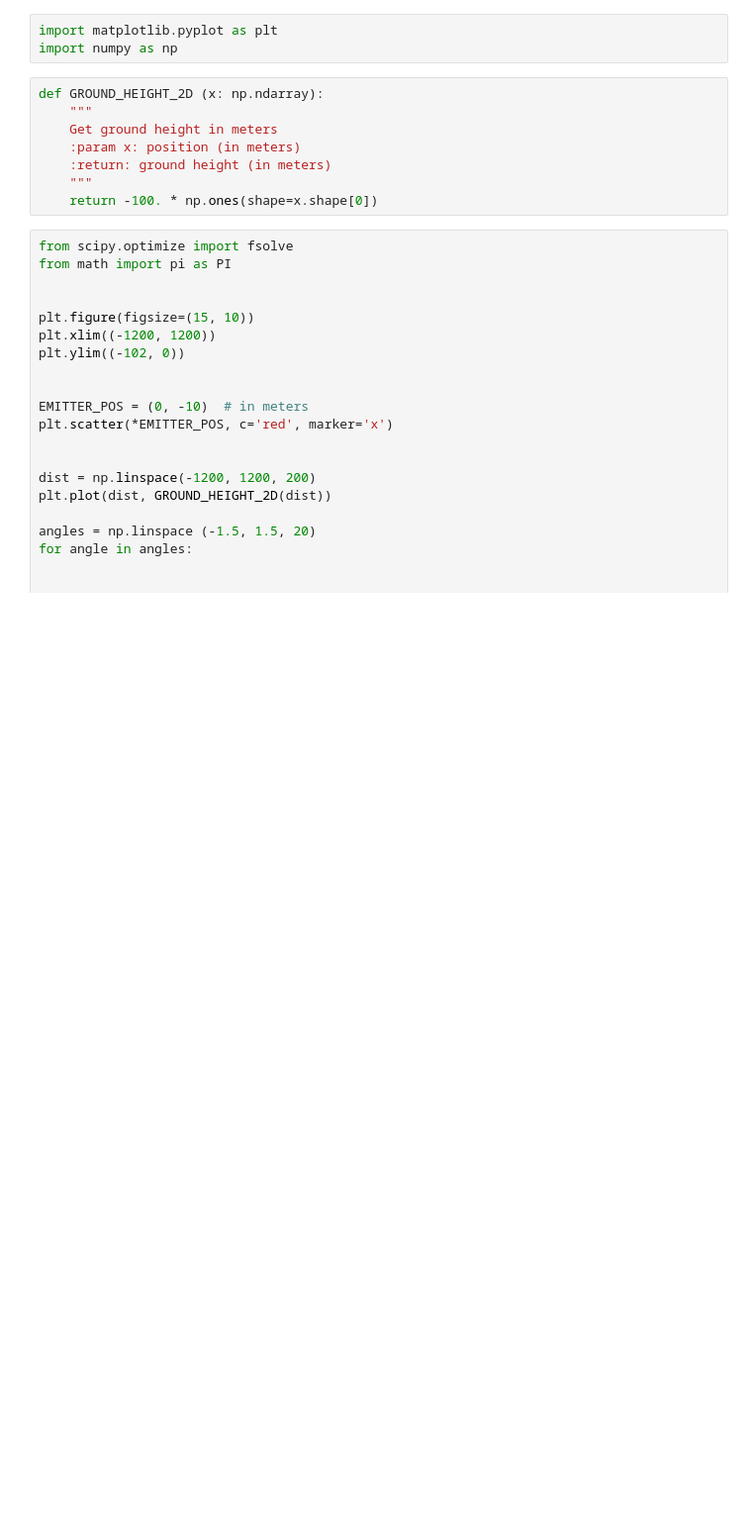
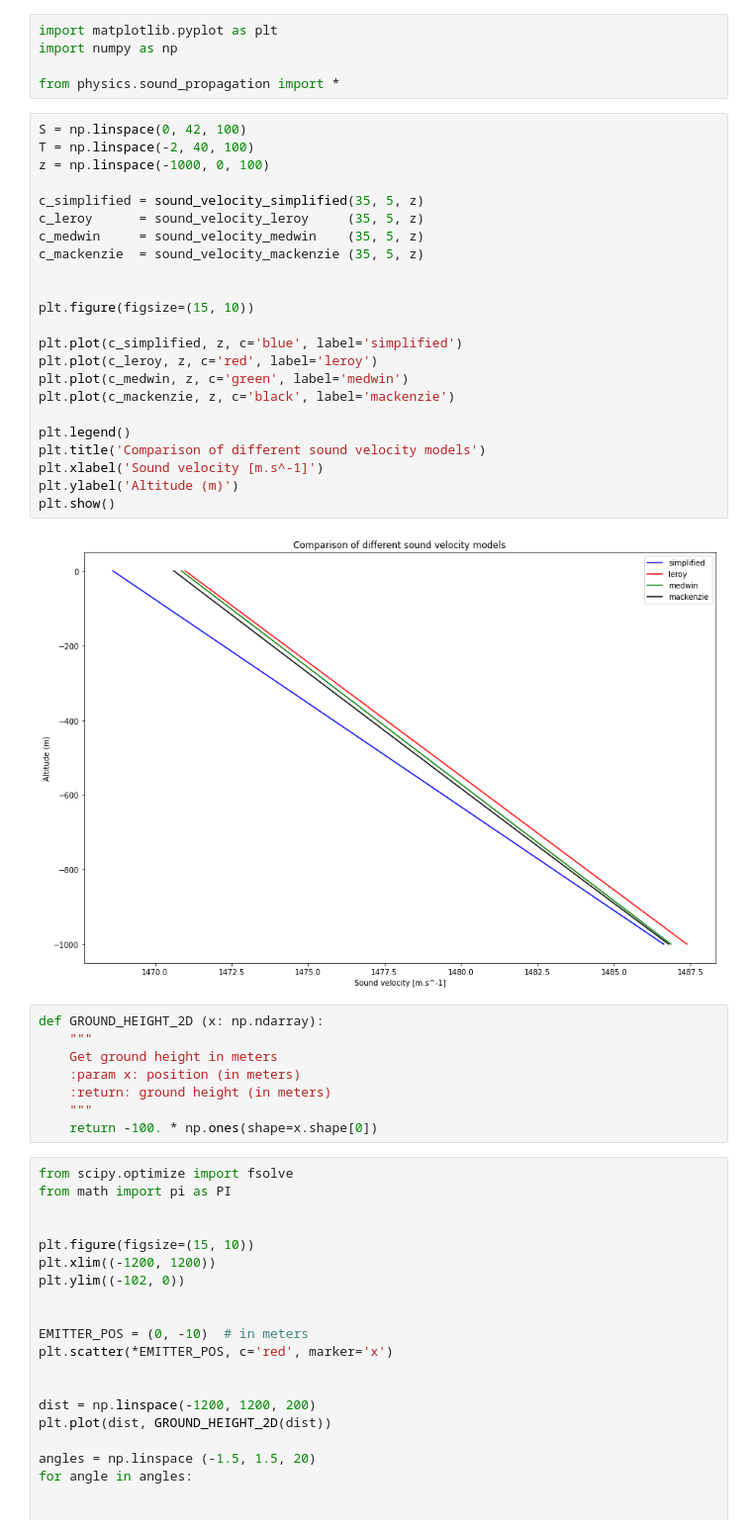
Before and after one commit to ahernot/data2021-bruits-mer, a Jupyter notebook: sound_propagation.ipynb, the cells around one changed output. Shown at 99% size. Drawn from its saved outputs; the diff is of its cells as text; blank space fills up the shorter version.

```diff
--- a/sound_propagation.ipynb
+++ b/sound_propagation.ipynb
@@ -1,6 +1,33 @@
 # %%
 import matplotlib.pyplot as plt
 import numpy as np
+
+from physics.sound_propagation import *
+# %%
+S = np.linspace(0, 42, 100)
+T = np.linspace(-2, 40, 100)
+z = np.linspace(-1000, 0, 100)
+
+c_simplified = sound_velocity_simplified(35, 5, z)
+c_leroy      = sound_velocity_leroy     (35, 5, z)
+c_medwin     = sound_velocity_medwin    (35, 5, z)
+c_mackenzie  = sound_velocity_mackenzie (35, 5, z)
+
+
+plt.figure(figsize=(15, 10))
+
+plt.plot(c_simplified, z, c='blue', label='simplified')
+plt.plot(c_leroy, z, c='red', label='leroy')
+plt.plot(c_medwin, z, c='green', label='medwin')
+plt.plot(c_mackenzie, z, c='black', label='mackenzie')
+
+plt.legend()
+plt.title('Comparison of different sound velocity models')
+plt.xlabel('Sound velocity [m.s^-1]')
+plt.ylabel('Altitude (m)')
+plt.show()
+# %% [output]
+[figure, added]
 # %%
 def GROUND_HEIGHT_2D (x: np.ndarray):
     """
```
